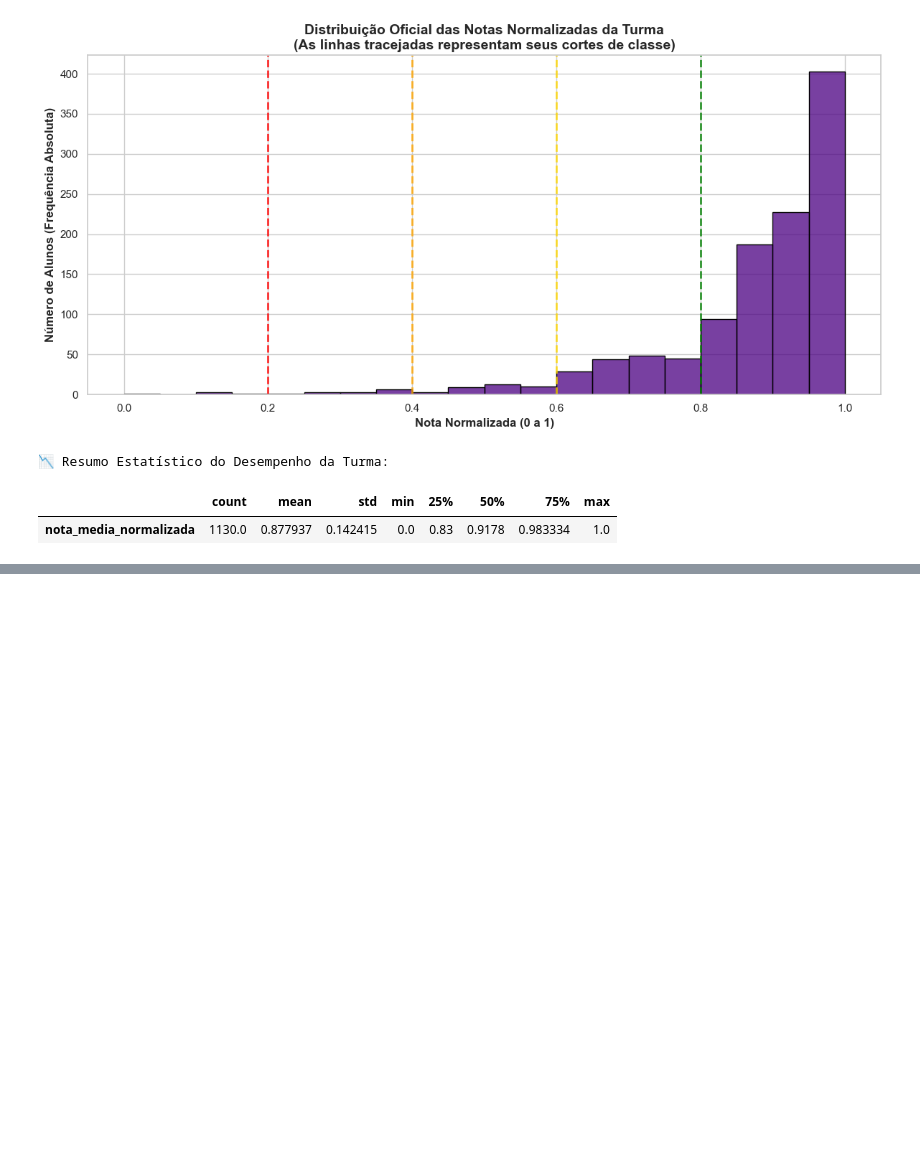
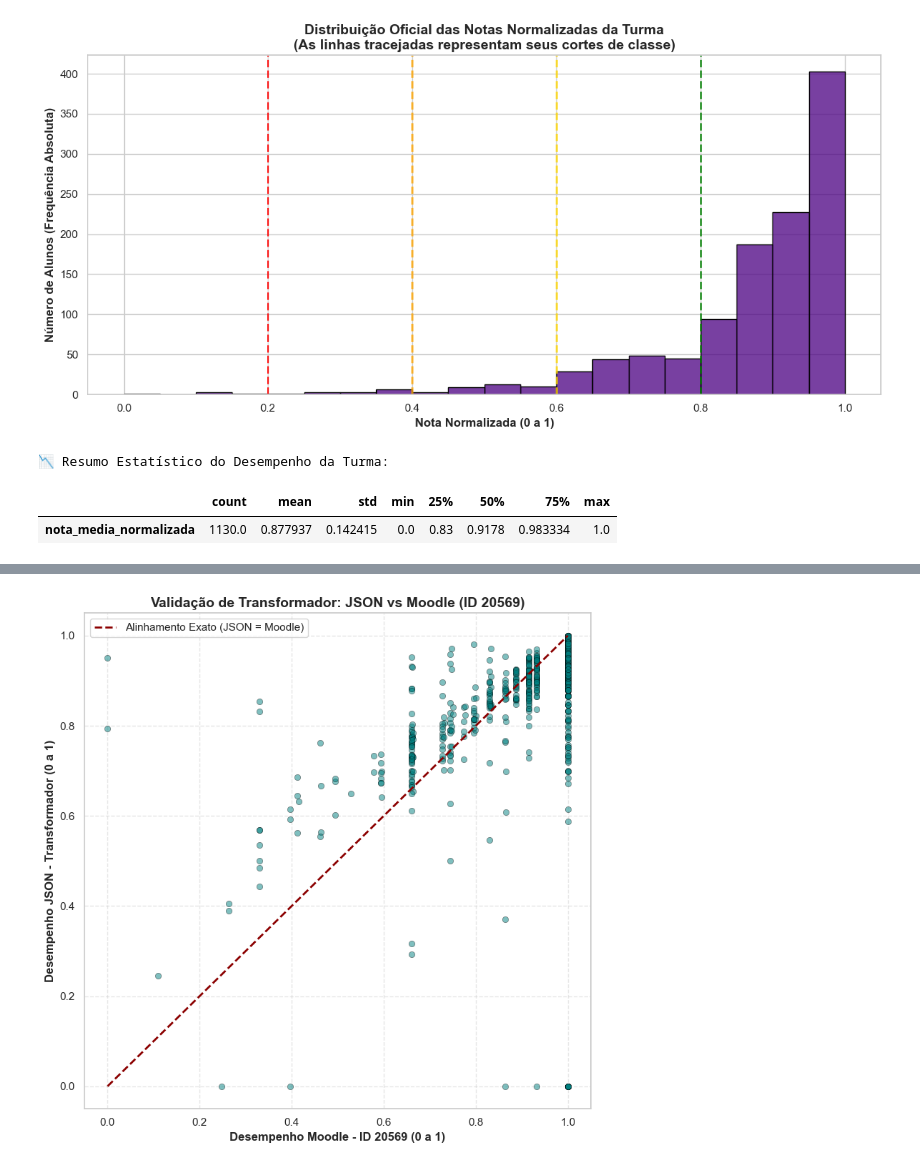
Before and after one commit to Danilus04/Topicos-Trabalho-Final, a Jupyter notebook: analise.ipynb, the cells around one changed output, grey strips where cells are left out. Drawn from its saved outputs; the diff is of its cells as text; code cells hidden in the pictures; blank space fills up the shorter version.

Commit message:
feat: Analise se o fuzzy join resolveu o problema

```diff
--- a/analise.ipynb
+++ b/analise.ipynb
@@ -748,0 +840,88 @@ df_target_final = analisar_distribuicao_notas()
+# %%
+def validar_cruzamento_json_vs_20569(pasta_dados="export/", arquivo_json="pontuacao.json"):
+    print("🔍 Iniciando a comparação cruzada entre o JSON (Transformador) e o Moodle (ID 20569)...")
+
+    # ==========================================
+    # 1. CARREGAR E NORMALIZAR O JSON
+    # ==========================================
+    try:
+        df_json = pd.read_json(f"{pasta_dados}{arquivo_json}")
+        df_json = df_json.rename(columns={'usuario': 'username'})
+
+        # Normalizar para 0 a 1 (dividindo pela base 10)
+        df_json['nota_json_norm'] = (df_json['pontuacao'] / 10.0).clip(0, 1)
+        df_json = df_json[['username', 'nota_json_norm']]
+    except FileNotFoundError:
+        print(f"❌ Erro: O arquivo {arquivo_json} não foi encontrado. Verifique o caminho.")
+        return None
+
+    # ==========================================
+    # 2. EXTRAIR E NORMALIZAR O MOODLE (ID 20569)
+    # ==========================================
+    query = f"""
+        SELECT
+            username,
+            MAX(CAST(finalgrade AS FLOAT)) AS nota_bruta_20569,
+            MAX(CAST(rawgrademax AS FLOAT)) AS max_20569
+        FROM read_csv_auto('{pasta_dados}limpo_mdl_grade_grades_history.csv', ALL_VARCHAR=TRUE)
+        WHERE itemid = '20569'
+          AND finalgrade NOT IN ('', 'nan', 'None') AND finalgrade IS NOT NULL
+          AND username NOT IN ('0', '-1', '', 'nan', 'user6442803380426375169', 'user8540069828419911681')
+        GROUP BY username
+    """
+    df_moodle = duckdb.query(query).df()
+
+    # Normalizar para 0 a 1 (dividindo o que o aluno tirou pelo máximo possível do item 20569)
+    df_moodle['nota_moodle_norm'] = (df_moodle['nota_bruta_20569'] / df_moodle['max_20569']).clip(0, 1)
+    df_moodle = df_moodle[['username', 'nota_moodle_norm', 'nota_bruta_20569']]
+
+    # ==========================================
+    # 3. CRUZAMENTO (INNER JOIN) E CÁLCULO DE ERRO
+    # ==========================================
+    # O inner join garante que só analisaremos quem o seu transformador conseguiu mapear
+    df_comparativo = pd.merge(df_json, df_moodle, on='username', how='inner')
+
+    # Calcula a diferença absoluta entre a nota extraída e a nota original
+    df_comparativo['diferenca_abs'] = np.abs(df_comparativo['nota_json_norm'] - df_comparativo['nota_moodle_norm'])
+
+    print(f"✅ Cruzamento concluído! {len(df_comparativo)} alunos alinhados perfeitamente entre as bases.")
+
+    # ==========================================
+    # 4. PLOTAGEM DE VALIDAÇÃO
+    # ==========================================
+    plt.figure(figsize=(8, 8))
+
+    sns.scatterplot(
+        data=df_comparativo,
+        x='nota_moodle_norm',
+        y='nota_json_norm',
+        alpha=0.5,
+        color='teal',
+        edgecolor='black'
+    )
+
+    # A "Linha de Identidade": Se o transformador for perfeito, todos os pontos ficarão em cima dela
+    plt.plot([0, 1], [0, 1], color='darkred', linestyle='--', linewidth=2, label='Alinhamento Exato (JSON = Moodle)')
+
+    plt.title('Validação de Transformador: JSON vs Moodle (ID 20569)', fontweight='bold', fontsize=14)
+    plt.xlabel('Desempenho Moodle - ID 20569 (0 a 1)', fontweight='bold')
+    plt.ylabel('Desempenho JSON - Transformador (0 a 1)', fontweight='bold')
+    plt.legend()
+    plt.grid(True, linestyle='--', alpha=0.5)
+    plt.tight_layout()
+    plt.show()
+
+    # ==========================================
+    # 5. DIAGNÓSTICO DE DESVIOS
+    # ==========================================
+    print("\n📉 Resumo Estatístico do 'Erro' de Extração (Diferença Absoluta):")
+    print(df_comparativo['diferenca_abs'].describe().to_frame().T)
+
+    print("\n🧐 Top 10 Alunos com Maior Divergência (Investigar o pipeline JSON nestes casos):")
+    print(df_comparativo.sort_values(by='diferenca_abs', ascending=False).head(10))
+
+    return df_comparativo
+
+# Executa a validação
+df_validacao_join = validar_cruzamento_json_vs_20569()
+# %% [output]
@@ -748,0 +930 @@ df_target_final = analisar_distribuicao_notas()
+[figure, added]
```
Also changed, not shown: parts of 8 cells of this notebook, 1 other file.
